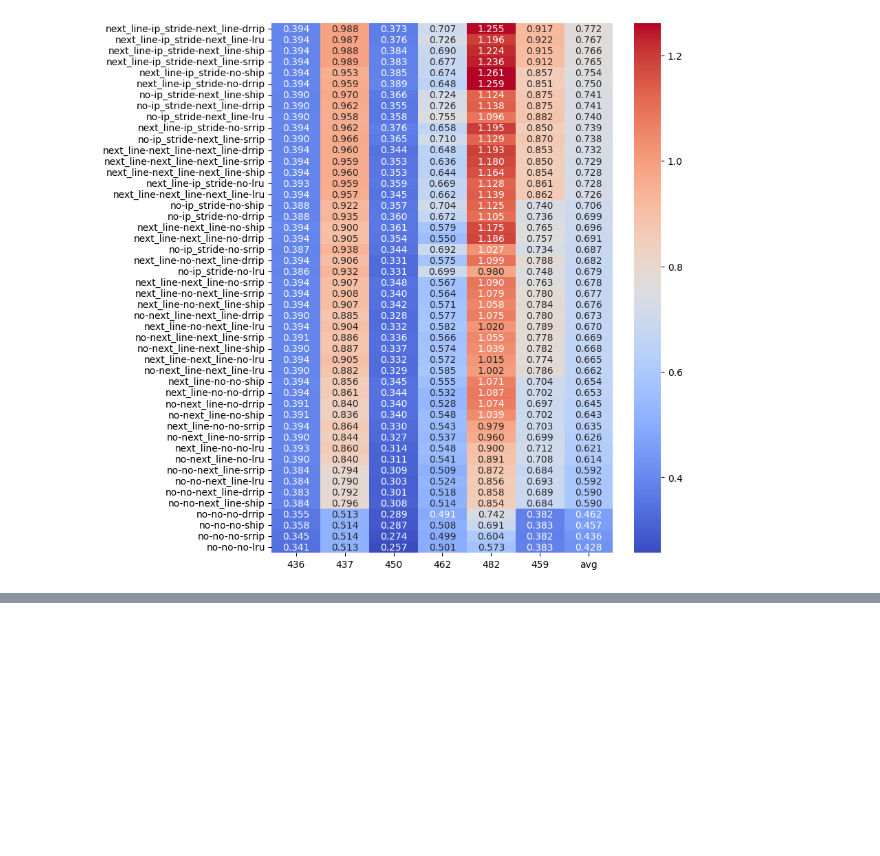
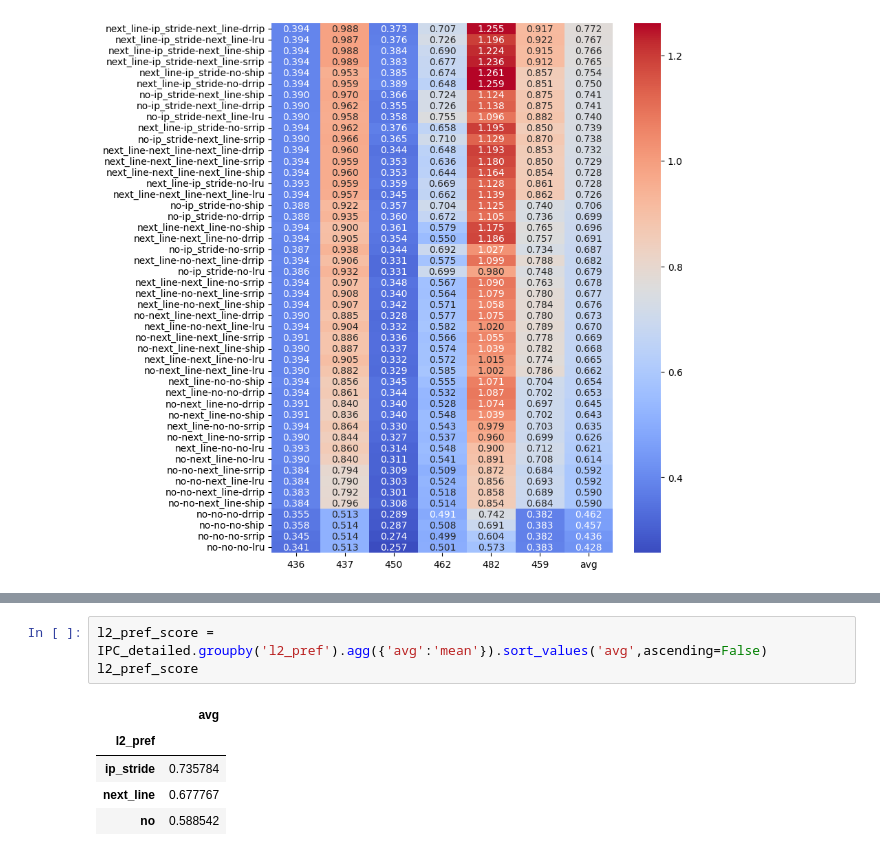
Before and after one commit to X-yang03/ChampSim-Computer-Architecture, a Jupyter notebook: socre.ipynb, the cells around one changed output, grey strips where cells are left out. Drawn from its saved outputs; the diff is of its cells as text; blank space fills up the shorter version.

```diff
--- a/socre.ipynb
+++ b/socre.ipynb
@@ -75,0 +113,9 @@ sns.heatmap(IPC_sort,cmap='coolwarm',annot=True,fmt='.3f')
+# %%
+l2_pref_score = IPC_detailed.groupby('l2_pref').agg({'avg':'mean'}).sort_values('avg',ascending=False)
+l2_pref_score
+# %% [output]
+|  | avg |
+| l2_pref |  |
+| ip_stride | 0.735784 |
+| next_line | 0.677767 |
+| no | 0.588542 |
```
Also changed, not shown: parts of 11 cells of this notebook, 4 other files.
